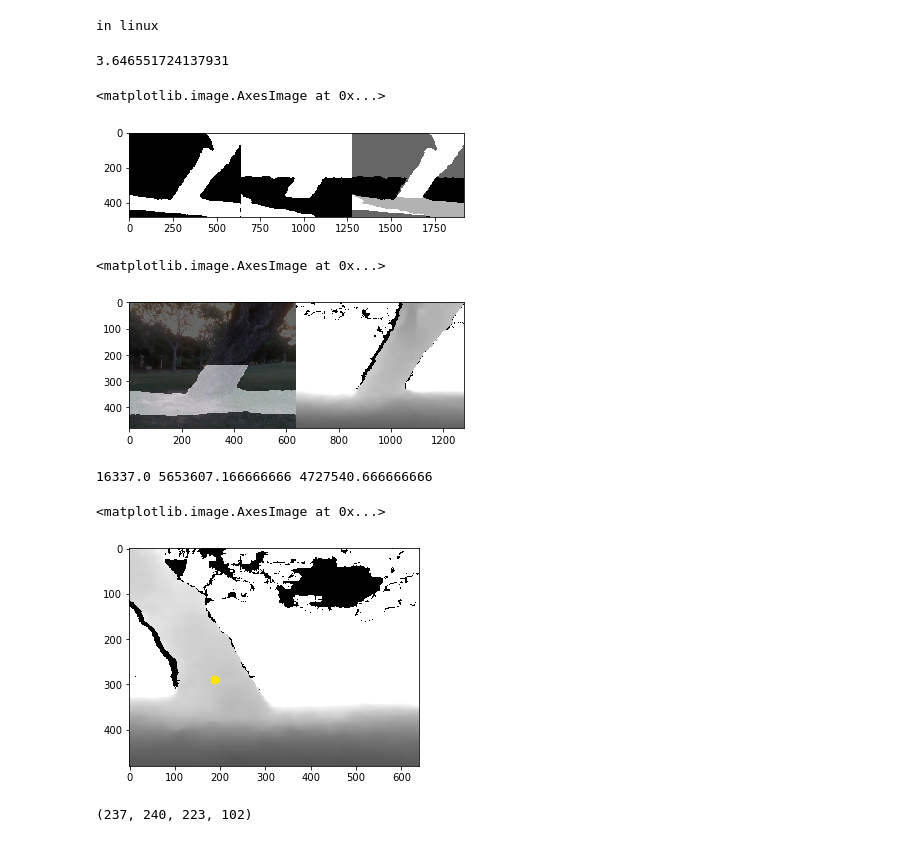
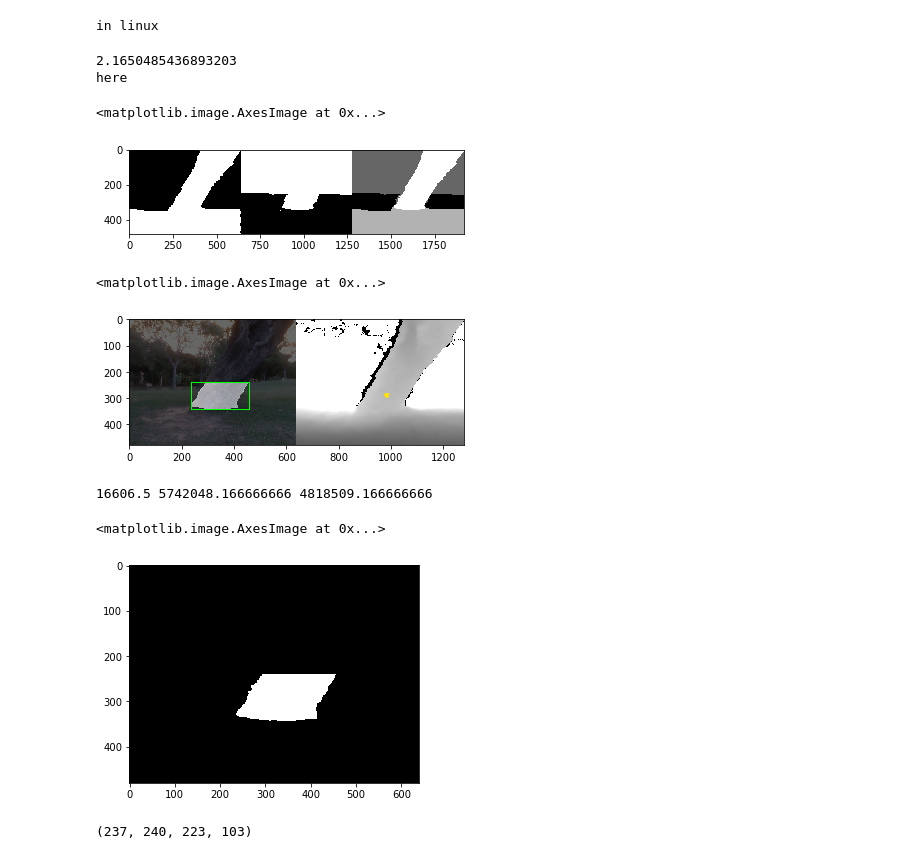
Before and after one commit to wowyunDBL/depth_app, a Jupyter notebook: jupyterNotebook/mark_obj.ipynb, the cells around one changed output. Drawn from its saved outputs; the diff is of its cells as text; code cells hidden in the pictures.

```diff
--- a/jupyterNotebook/mark_obj.ipynb
+++ b/jupyterNotebook/mark_obj.ipynb
@@ -2,7 +2,7 @@
 import sys
 if sys.platform.startswith('linux'): # or win
     print("in linux")
-    file_path = "/home/ncslaber/109-2/tree_experiment/npy_depth/p_1_45_10frame"
+    file_path = "/home/ncslaber/109-2/tree_experiment/npy_depth/npy"
 # %% [output]
 in linux
 # %%
@@ -23,8 +23,8 @@ import cv2
 import statistics # as sta
 # %%
 '''load file'''
-npDepth = np.load("/home/ncslaber/109-2/tree_experiment/npy_depth/p_1_45_center/21_0.npy")
-color = cv2.imread(file_path+'/color_img/21.0.jpg')
+npDepth = np.load(file_path+"/22_0.npy")
+color = cv2.imread('/home/ncslaber/109-2/tree_experiment/npy_depth/p_1_45_10frame/color_img/22.0.jpg')
 
 height,width = npDepth.shape
 npDepthF = cv2.convertScaleAbs(npDepth, alpha=0.085) # 6m
@@ -34,7 +34,7 @@ npDepth_binary = np.copy(npDepth)
 npDepth_binary = npDepth_binary.astype('float32')
 
 ret, npDepth_binary1 = cv2.threshold(npDepth_binary, 3000, 255, cv2.THRESH_BINARY_INV)
-ret, npDepth_binary2 = cv2.threshold(npDepth_binary, 1500, 255, cv2.THRESH_BINARY)
+ret, npDepth_binary2 = cv2.threshold(npDepth_binary, 1000, 255, cv2.THRESH_BINARY)
 npDepth_binary1 = npDepth_binary1.astype('uint8')
 npDepth_binary2 = npDepth_binary2.astype('uint8')
 
@@ -61,7 +61,7 @@ npPointY = npPointY.astype('float16')
 npHeight_binary = np.copy(npPointY)
 npHeight_binary = npHeight_binary.astype('float32')
 
-ret, npHeight_binary = cv2.threshold(npHeight_binary, -200, 255, cv2.THRESH_BINARY)
+ret, npHeight_binary = cv2.threshold(npHeight_binary, 0, 255, cv2.THRESH_BINARY)
 npHeight_binary = npHeight_binary.astype('uint8')
 
 ''''''
@@ -99,7 +99,7 @@ for ct in contours:
 if len(index) != 0:
     (x, y, w, h) = cv2.boundingRect(contours[index[0]])
     print(w/h)
-    if w/h < 2:
+    if w/h < 3:
         print("here")
         cv2.rectangle(npTreeMask_c, (x, y), (x + w, y + h), (0, 255, 0), 2)
         m = moments[0]
@@ -113,32 +113,33 @@ npBinarFuse = cv2.addWeighted(npDepth_binary, 0.7, npHeight_binary, (0.4), 0.0)
 
 # npDepth_binary, npHeight_binary, npTreeMask_c, npDepthF_copy
 # %% [output]
-3.646551724137931
+2.1650485436893203
+here
 # %%
 p1 = np.hstack((npDepth_binary,npHeight_binary, npBinarFuse))
 plt.imshow(cv2.cvtColor(p1,cv2.COLOR_BGR2RGB))
 # %% [output]
 <matplotlib.image.AxesImage at 0x...>
-[figure, old version]
+[figure, new version]
 # %%
-p2 = np.hstack((npTreeMask_c, npDepthF_copy))
+p2 = np.hstack((npTreeMask_c, npDepthF_copy)) #(199, 240, 294, 136)
 plt.imshow(cv2.cvtColor(p2,cv2.COLOR_BGR2RGB))
 # %% [output]
 <matplotlib.image.AxesImage at 0x...>
-[figure, old version]
+[figure, new version]
 # %%
 '''Show all contours'''
 for i in range(len(contours)):
     M = cv2.moments(contours[i])
     print(M["m00"], M["m10"], M["m01"])
 # %% [output]
-16337.0 5653607.166666666 4727540.666666666
+16606.5 5742048.166666666 4818509.166666666
 # %%
-plt.imshow(cv2.cvtColor(npDepthF_copy,cv2.COLOR_BGR2RGB))
+plt.imshow(cv2.cvtColor(npTreeMask,cv2.COLOR_BGR2RGB))
 # %% [output]
 <matplotlib.image.AxesImage at 0x...>
-[figure, old version]
+[figure, new version]
 # %%
 (x, y, w, h)
 # %% [output]
-(237, 240, 223, 102)
+(237, 240, 223, 103)
```
Also changed, not shown: parts of 2 cells of this notebook, 2 other files.
